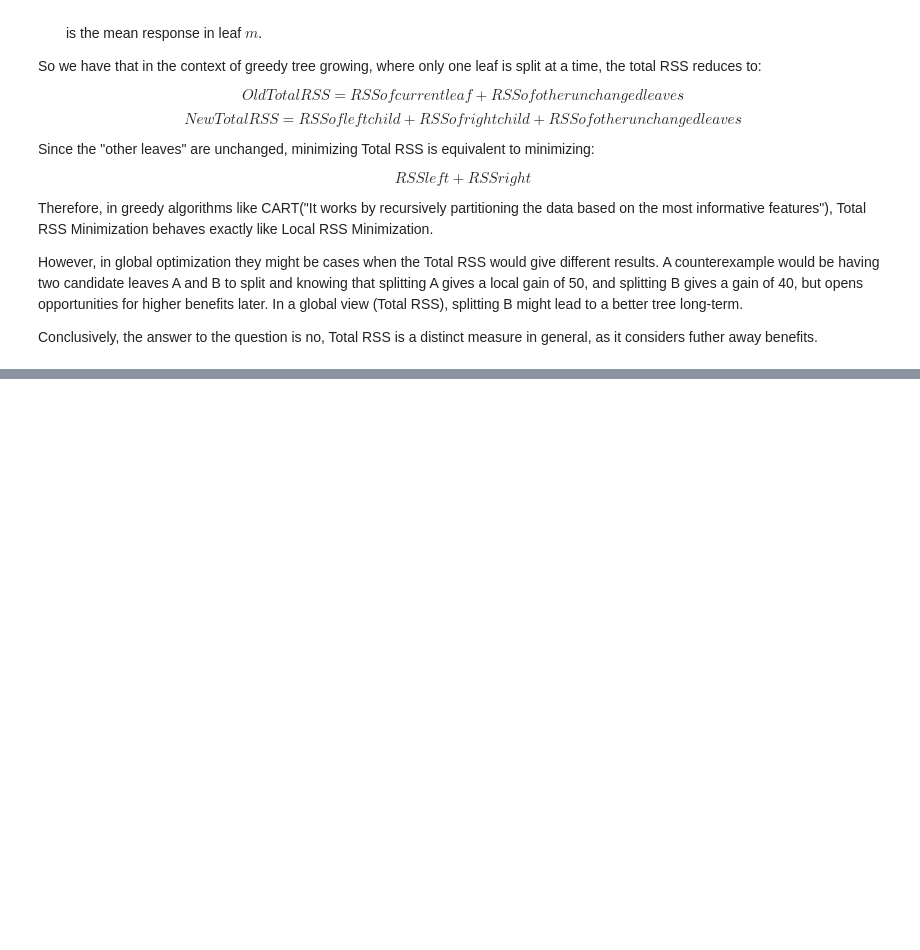
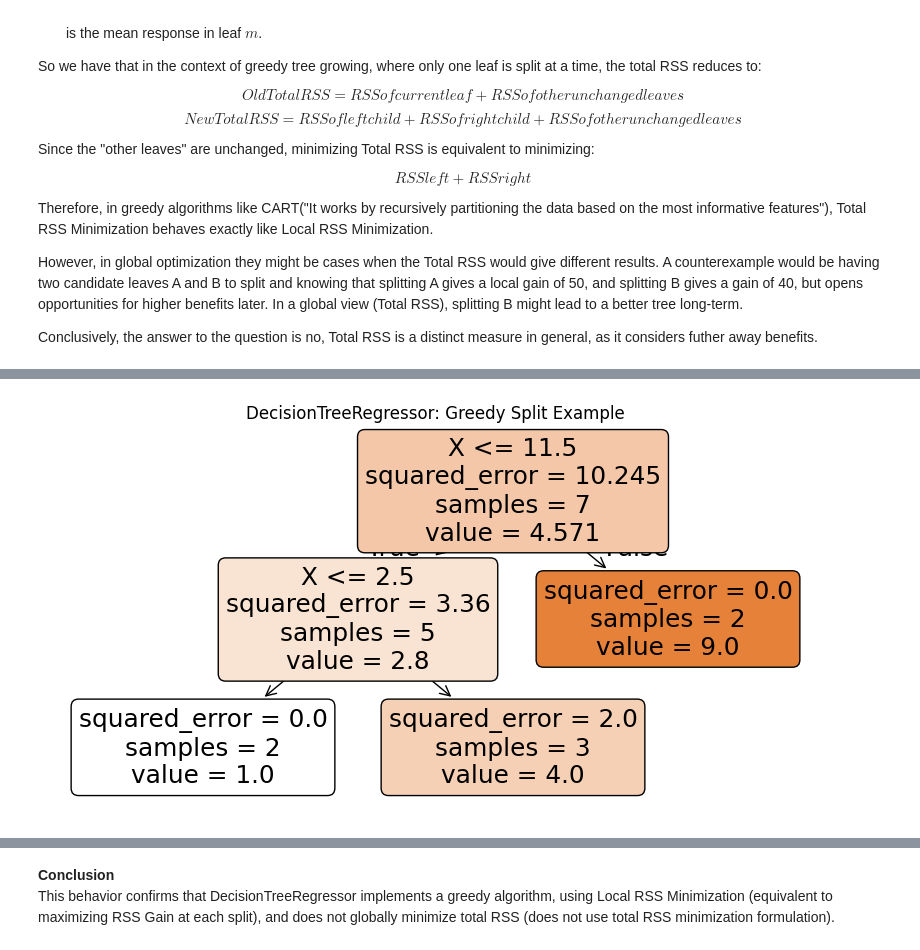
Before and after one commit to glorivaas/Machine_Learning25, a Jupyter notebook: Lab6.ipynb, the cells around one changed output, grey strips where cells are left out. Saved outputs shown, nothing was run; the diff lists cells and outputs as text; code cells hidden in the pictures; blank space fills up the shorter version.

```diff
--- a/Lab6.ipynb
+++ b/Lab6.ipynb
@@ -145,0 +93,75 @@ Threshold  Left RSS  Right RSS  Total Child RSS  RSS Gain
+# %%
+import numpy as np
+import pandas as pd
+import matplotlib.pyplot as plt
+from sklearn.tree import DecisionTreeRegressor, plot_tree
+
+
+X_A = np.array([[1], [2], [3]])
+y_A = np.array([1, 1, 6])
+
+X_B = np.array([[10], [11], [12], [13]])
+y_B = np.array([3, 3, 9, 9])
+
+X = np.vstack((X_A, X_B))
+y = np.concatenate((y_A, y_B))
+
+tree = DecisionTreeRegressor(max_depth=2, random_state=0)
+tree.fit(X, y)
+
+plt.figure(figsize=(10, 5))
+plot_tree(tree, feature_names=["X"], filled=True, rounded=True)
+plt.title("DecisionTreeRegressor: Greedy Split Example")
+plt.show()
+
+thresholds = tree.tree_.threshold
+features = tree.tree_.feature
+split_info = pd.DataFrame({
+    "Node": np.arange(len(thresholds)),
+    "Feature Index": features,
+    "Threshold": thresholds
+})
+split_info = split_info[split_info["Threshold"] != -2]
+print("Tree Splits:\n", split_info)
+
+leaf_nodes = tree.apply(X)
+predictions = tree.predict(X)
+results = pd.DataFrame({
+    "X": X.flatten(),
+    "y": y,
+    "Predicted y": predictions,
+    "Leaf Node": leaf_nodes
+}).sort_values("X")
+print("\nPredictions and Leaf Assignments:\n", results)
+
+
+def rss(y_vals):
+    return np.sum((y_vals - np.mean(y_vals)) ** 2)
+
+rss_A = rss(y_A)
+rss_B = rss(y_B)
+total_rss_before = rss_A + rss_B
+
+# Split A: split Leaf A into [1, 1] and [6]
+rss_A_left = rss(np.array([1, 1]))
+rss_A_right = rss(np.array([6]))
+rss_A_after = rss_A_left + rss_A_right
+total_rss_A_split = rss_A_after + rss_B
+gain_A = rss_A - rss_A_after
+
+# Split B: split Leaf B into [3, 3] and [9, 9]
+rss_B_left = rss(np.array([3, 3]))
+rss_B_right = rss(np.array([9, 9]))
+rss_B_after = rss_B_left + rss_B_right
+total_rss_B_split = rss_A + rss_B_after
+gain_B = rss_B - rss_B_after
+
+comparison = pd.DataFrame({
+    "Split Option": ["Split A (local best)", "Split B (total best)"],
+    "Local Gain": [gain_A, gain_B],
+    "Total RSS After Split": [total_rss_A_split, total_rss_B_split]
+})
+
+print("\nManual RSS Comparison:\n", comparison)
+# %% [output]
+[figure, added]
@@ -145,0 +187,3 @@ Threshold  Left RSS  Right RSS  Total Child RSS  RSS Gain
+# %% [markdown]
+**Conclusion**
+<br>This behavior confirms that DecisionTreeRegressor implements a greedy algorithm, using Local RSS Minimization (equivalent to maximizing RSS Gain at each split), and does not globally minimize total RSS (does not use total RSS minimization formulation).
```
Also changed, not shown: parts of 5 cells of this notebook.
